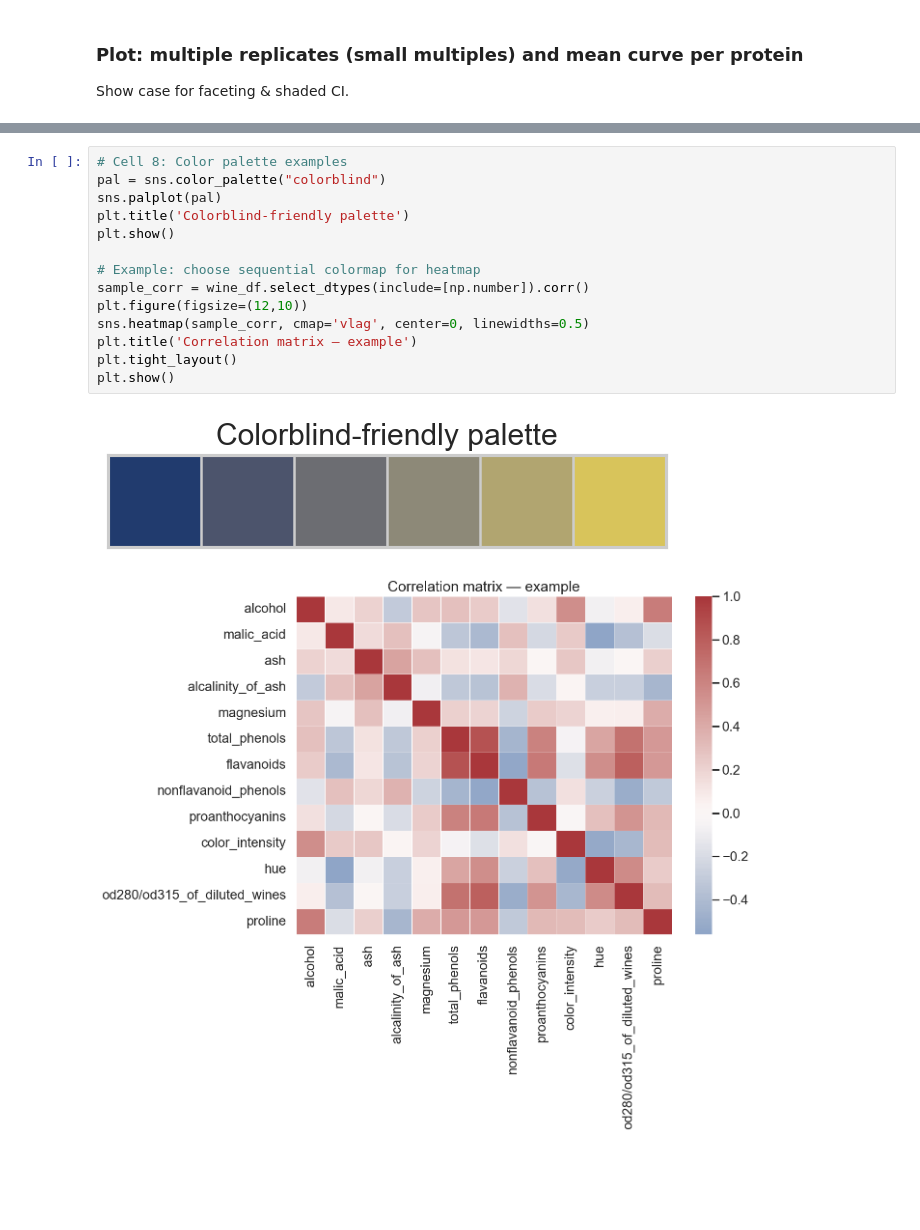
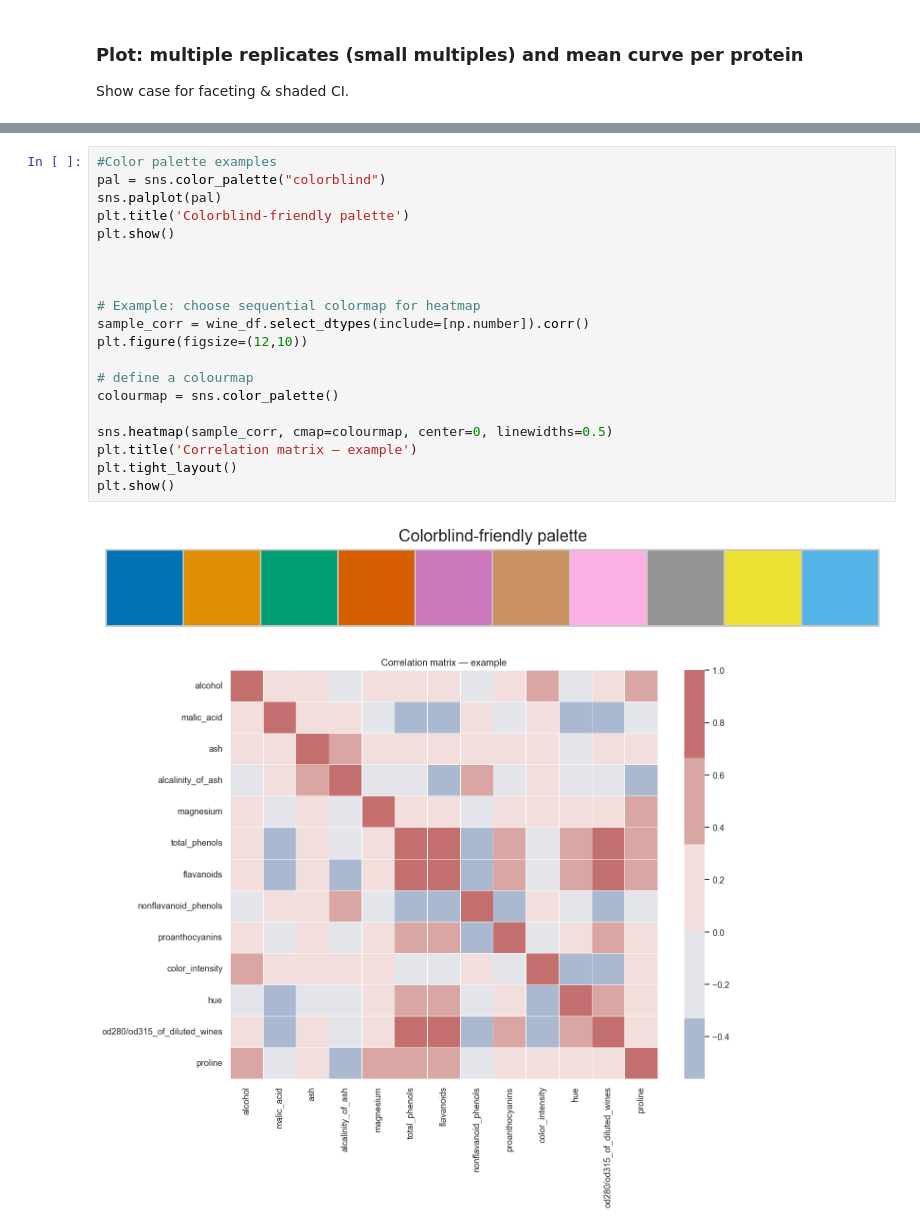
Before and after one commit to schoergj/DSA103, a Jupyter notebook: LifeScienceData/lecture18/visualisation.ipynb, the cells around one changed output, grey strips where cells are left out. Cells and saved outputs as stored; diff of their text form; blank space fills up the shorter version.

```diff
--- a/LifeScienceData/lecture18/visualisation.ipynb
+++ b/LifeScienceData/lecture18/visualisation.ipynb
@@ -133,18 +137,24 @@ ValueError: Invalid RGBA argument: 'j'
 # %%
-# Cell 8: Color palette examples
+#Color palette examples
 pal = sns.color_palette("colorblind")
 sns.palplot(pal)
 plt.title('Colorblind-friendly palette')
 plt.show()
 
+
+
 # Example: choose sequential colormap for heatmap
 sample_corr = wine_df.select_dtypes(include=[np.number]).corr()
 plt.figure(figsize=(12,10))
-sns.heatmap(sample_corr, cmap='vlag', center=0, linewidths=0.5)
+
+# define a colourmap
+colourmap = sns.color_palette()
+
+sns.heatmap(sample_corr, cmap=colourmap, center=0, linewidths=0.5)
 plt.title('Correlation matrix — example')
 plt.tight_layout()
 plt.show()
 # %% [output]
-[figure, old version]
+[figure, new version]
-[figure, old version]
+[figure, new version]
 # %% [markdown]
```
Also changed, not shown: parts of 17 cells of this notebook, 6 other files.
